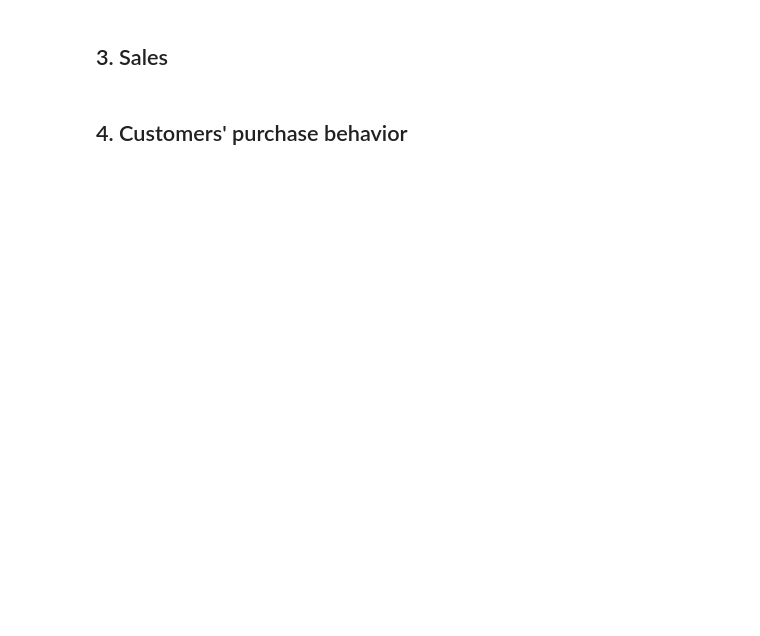
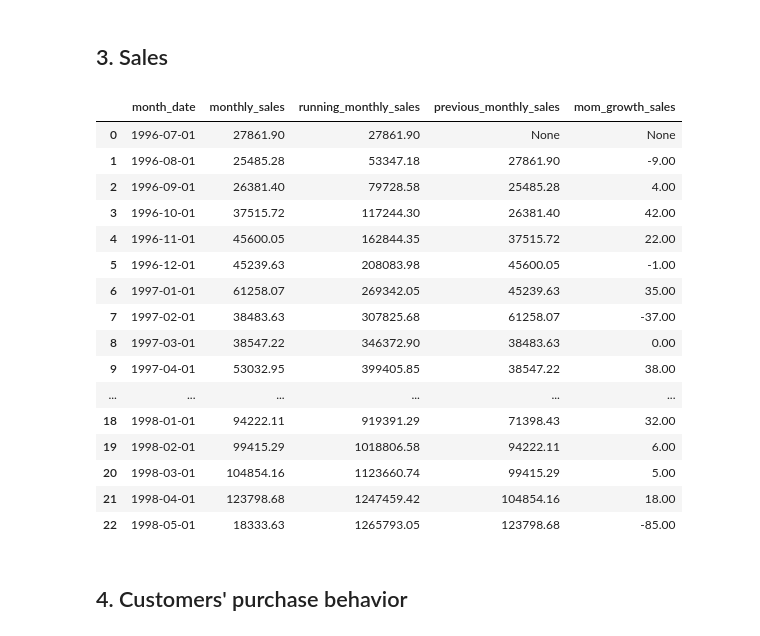
Before and after one commit to 1Elral4/Querying-Databases-with-SQL-and-Python, a Jupyter notebook: Northwind Traders sales analysis.ipynb, the cells around one changed output. Cells and saved outputs as stored; diff of their text form; code cells hidden in the pictures; blank space fills up the shorter version.

```diff
--- a/Northwind Traders sales analysis.ipynb
+++ b/Northwind Traders sales analysis.ipynb
@@ -276,4 +466,67 @@ runQueryPsy(query)
 # %% [markdown]
 ## 3. Sales
+# %%
+query = """
+
+with sales as (
+
+    select
+
+        date(date_trunc('month', o.order_date)) as month_date,
+        round(cast( sum((unit_price * quantity * ( 1 - discount))) as numeric), 2) as monthly_sales
+
+
+    from orders o
+    join order_details od
+        on od.order_id = o.order_id
+
+    group by 1
+
+)
+
+select
+
+    s.month_date,
+    s.monthly_sales,
+    round(cast(sum(s.monthly_sales) over (order by s.month_date) as numeric), 2) as running_monthly_sales,
+    lag(s.monthly_sales) over (order by s.month_date) as previous_monthly_sales,
+    round(
+        cast (
+            (s.monthly_sales - lag(s.monthly_sales) over (order by s.month_date) ) /
+            lag(s.monthly_sales) over (order by s.month_date)
+            as numeric),
+        2
+    ) * 100 as mom_growth_sales
+
+from sales s
+
+
+order by 1
+
+
+
+"""
+
+runQueryPsy(query)
+
+# Sales go up and down over time but overall is slowly uptrending
+# %% [output]
+|  | month_date | monthly_sales | running_monthly_sales | previous_monthly_sales | mom_growth_sales |
+| 0 | 1996-07-01 | 27861.90 | 27861.90 | None | None |
+| 1 | 1996-08-01 | 25485.28 | 53347.18 | 27861.90 | -9.00 |
+| 2 | 1996-09-01 | 26381.40 | 79728.58 | 25485.28 | 4.00 |
+| 3 | 1996-10-01 | 37515.72 | 117244.30 | 26381.40 | 42.00 |
+| 4 | 1996-11-01 | 45600.05 | 162844.35 | 37515.72 | 22.00 |
+| 5 | 1996-12-01 | 45239.63 | 208083.98 | 45600.05 | -1.00 |
+| 6 | 1997-01-01 | 61258.07 | 269342.05 | 45239.63 | 35.00 |
+| 7 | 1997-02-01 | 38483.63 | 307825.68 | 61258.07 | -37.00 |
+| 8 | 1997-03-01 | 38547.22 | 346372.90 | 38483.63 | 0.00 |
+| 9 | 1997-04-01 | 53032.95 | 399405.85 | 38547.22 | 38.00 |
+| ... | ... | ... | ... | ... | ... |
+| 18 | 1998-01-01 | 94222.11 | 919391.29 | 71398.43 | 32.00 |
+| 19 | 1998-02-01 | 99415.29 | 1018806.58 | 94222.11 | 6.00 |
+| 20 | 1998-03-01 | 104854.16 | 1123660.74 | 99415.29 | 5.00 |
+| 21 | 1998-04-01 | 123798.68 | 1247459.42 | 104854.16 | 18.00 |
+| 22 | 1998-05-01 | 18333.63 | 1265793.05 | 123798.68 | -85.00 |
 # %% [markdown]
 ## 4. Customers' purchase behavior
```
Also changed, not shown: parts of 7 cells of this notebook.
